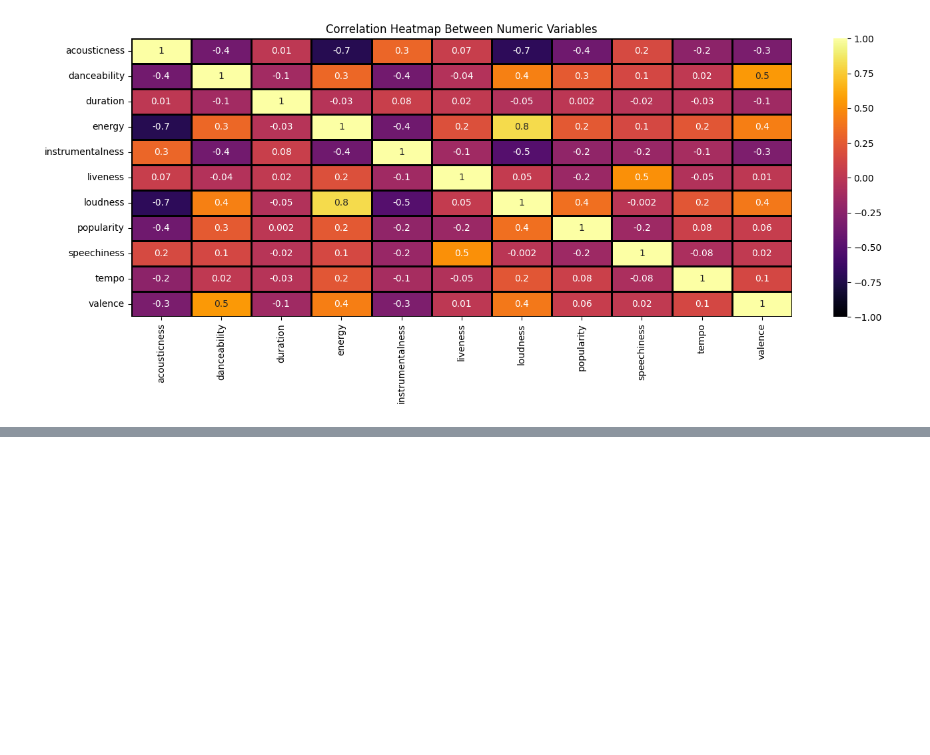
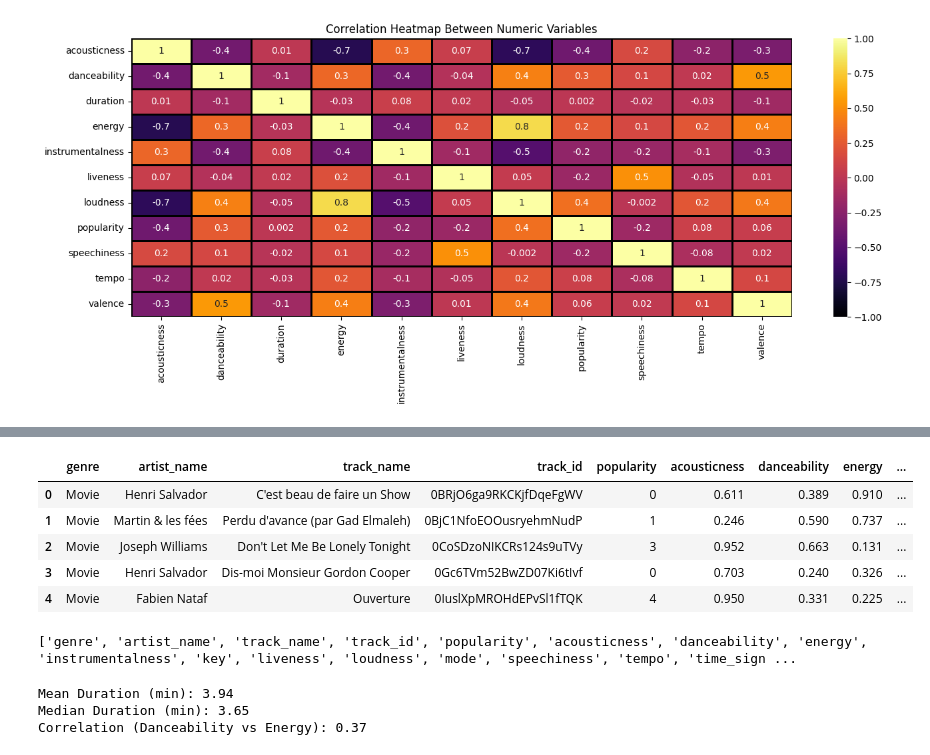
Before and after one commit to Eva-Kaushik/Collaborative-Data-Wrangling-EDA, a Jupyter notebook: Collaborative-Data-Wrangling-EDA-main/main-1.ipynb, the cells around one changed output, grey strips where cells are left out. Cells and saved outputs as stored; diff of their text form; code cells hidden in the pictures; blank space fills up the shorter version.

```diff
--- a/Collaborative-Data-Wrangling-EDA-main/main-1.ipynb
+++ b/Collaborative-Data-Wrangling-EDA-main/main-1.ipynb
@@ -165,0 +264,29 @@ plt.tight_layout()
+# %%
+import pandas as pd
+
+df = pd.read_csv("/Users/ekaushik/Desktop/Collaborative-Data-Wrangling-EDA/Collaborative-Data-Wrangling-EDA-main/data/spotify_cleaned.csv")
+df.head()
+# %% [output]
+|  | genre | artist_name | track_name | track_id | popularity | acousticness | danceability | energy | ... |
+| 0 | Movie | Henri Salvador | C'est beau de faire un Show | 0BRjO6ga9RKCKjfDqeFgWV | 0 | 0.611 | 0.389 | 0.910 | ... |
+| 1 | Movie | Martin & les fées | Perdu d'avance (par Gad Elmaleh) | 0BjC1NfoEOOusryehmNudP | 1 | 0.246 | 0.590 | 0.737 | ... |
+| 2 | Movie | Joseph Williams | Don't Let Me Be Lonely Tonight | 0CoSDzoNIKCRs124s9uTVy | 3 | 0.952 | 0.663 | 0.131 | ... |
+| 3 | Movie | Henri Salvador | Dis-moi Monsieur Gordon Cooper | 0Gc6TVm52BwZD07Ki6tIvf | 0 | 0.703 | 0.240 | 0.326 | ... |
+| 4 | Movie | Fabien Nataf | Ouverture | 0IuslXpMROHdEPvSl1fTQK | 4 | 0.950 | 0.331 | 0.225 | ... |
+# %%
+print(df.columns.tolist())
+# %% [output]
+['genre', 'artist_name', 'track_name', 'track_id', 'popularity', 'acousticness', 'danceability', 'energy', 'instrumentalness', 'key', 'liveness', 'loudness', 'mode', 'speechiness', 'tempo', 'time_sign ...
+# %%
+# Computing mean, median, and correlation
+mean_duration = df['duration_min'].mean()
+median_duration = df['duration_min'].median()
+correlation = df[['danceability', 'energy']].corr().iloc[0,1]
+
+print(f"Mean Duration (min): {mean_duration:.2f}")
+print(f"Median Duration (min): {median_duration:.2f}")
+print(f"Correlation (Danceability vs Energy): {correlation:.2f}")
+# %% [output]
+Mean Duration (min): 3.94
+Median Duration (min): 3.65
+Correlation (Danceability vs Energy): 0.37
```
Also changed, not shown: parts of 15 cells of this notebook.
